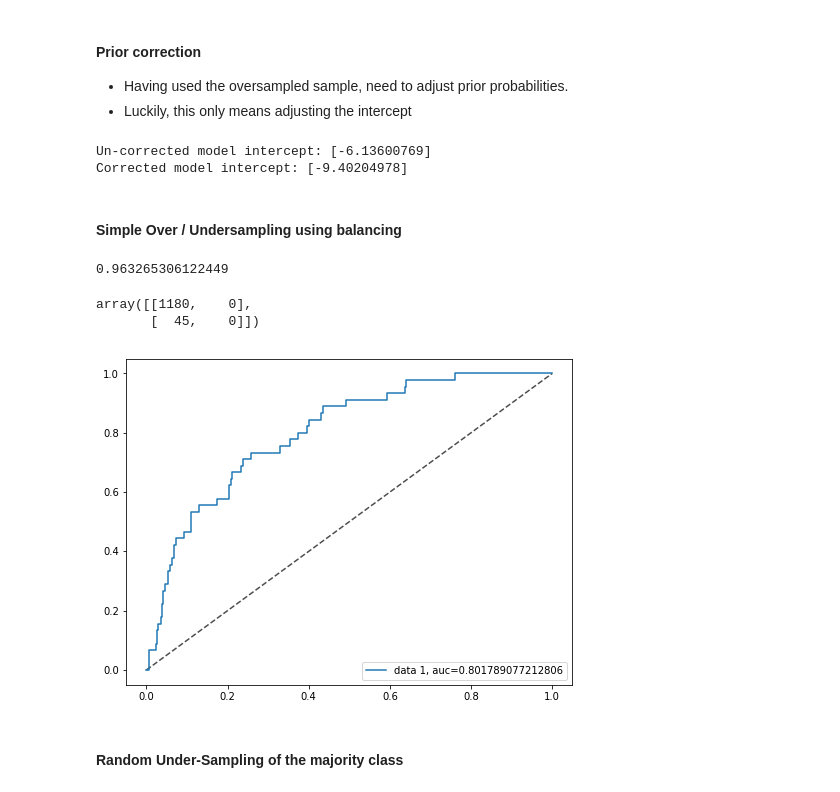
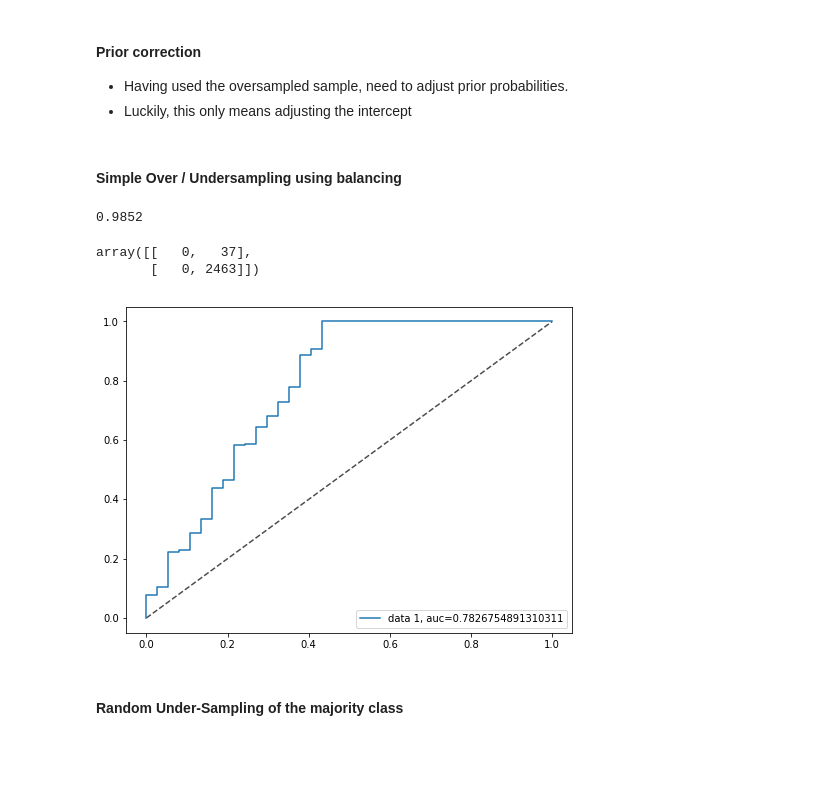
Before and after one commit to fadamDS/201810_Statistical_Modelling, a Jupyter notebook: scripts/20181118_Sampling_Methods_Class_Imbalances.ipynb, the cells around one changed output. Drawn from its saved outputs; the diff is of its cells as text; code cells hidden in the pictures; blank space fills up the shorter version.

```diff
--- a/scripts/20181118_Sampling_Methods_Class_Imbalances.ipynb
+++ b/scripts/20181118_Sampling_Methods_Class_Imbalances.ipynb
@@ -295,0 +248,6 @@ plt.show()
+# %%
+## Train test, split
+X_train, X_test, y_train, y_test = train_test_split(x,y, test_size = 0.25, stratify = y )
+
+# Show distribution of training sample
+plot_2d(X_train,y_train)
@@ -295,0 +289,6 @@ plt.show()
+# %%
+# Instantiate the model, intercept,no class weights (default), 'l1' penalty essentially removed
+baseline_model = LogisticRegression(C = 1e4,solver='liblinear', max_iter= 100, fit_intercept= True, penalty= 'l1')
+
+# Fit the model
+baseline_model.fit(X_train,y_train);
@@ -298,7 +460,7 @@ plt.show()
 # %%
 from imblearn import over_sampling
 ros = over_sampling.RandomOverSampler(random_state=0)
-X_oversampled, y_oversampled = ros.fit_resample(x, y)
+X_oversampled, y_oversampled = ros.fit_resample(X_train, y_train)
 
 # Instantiate the model, very small penalty, intercept, 10-Fold Cv, no class weights (default)
 oversampled_model = LogisticRegression(solver='liblinear', max_iter= 100, fit_intercept= True, class_weight='balanced')
@@ -313,24 +479,22 @@ oversampled_model.fit(X_oversampled, y_oversampled );
 - Having used the oversampled sample, need to adjust prior probabilities.
 - Luckily, this only means adjusting the intercept
 # %%
-print('Un-corrected model intercept: ' + str(oversampled_model.intercept_))
+def correct_intercept_logit(fitted_model, population_y, sample_y):
 
-# Get current intercept
-current_intercept = oversampled_model.intercept_
+    """ Helper funcion for correcting the intercept of a logit model after re-sampling.
+        Both population inputs should be 0-1 class labels, where 1 is the class of interest"""
 
-# Get population values as simple sample averages from the training sample
-tau = sum(y_train) / len(y_train)
+    # Get the current intercept
+    current_intercept = fitted_model.intercept_
 
-# Resampled population values
-y_hat = sum(y_oversampled) / len(y_oversampled)
+    # Get population values, estimate them as averages from the population sample
+    tau = sum(population_y) / len(population_y)
 
-# Rescale the intercept using the formula
-corrected_intercept = current_intercept - np.log(  ((1-tau) / tau) *  (y_hat / (1-y_hat)))
+    # Resampled population values
+    y_bar = sum(sample_y) / len(sample_y)
 
-print('Corrected model intercept: ' + str(corrected_intercept))
+    # Calculate corrected coefficient
+    corrected_intercept = current_intercept - np.log( ((1-tau) / tau) * (y_bar / (1-y_bar)))
 
-# Set corrected intercept as new model intercept
-oversampled_model.intercept_ = corrected_intercept
+    # Set model intercept to corrected intercept
+    fitted_model.intercept_ = corrected_intercept
-# %% [output]
-Un-corrected model intercept: [-6.13600769]
-Corrected model intercept: [-9.40204978]
@@ -338,7 +504,7 @@ Corrected model intercept: [-9.40204978]
 #### Simple Over / Undersampling using balancing
 # %%
 # Make predictions on testing values
-y_pred_oversampled = oversampled_model.predict(x_test)
+y_pred_oversampled = oversampled_model.predict(X_test)
 
 # Accuracy
 accuracy = metrics.accuracy_score(y_test,y_pred_oversampled)
@@ -346,20 +512,20 @@ print(accuracy)
 
 metrics.confusion_matrix(y_test,y_pred_oversampled)
 # %% [output]
-0.963265306122449
+0.9852
-array([[1180,    0],
-       [  45,    0]])
+array([[   0,   37],
+       [   0, 2463]])
 # %%
-y_over_proba = oversampled_model.predict_proba(x_test)[::,1]
+y_over_proba = oversampled_model.predict_proba(X_test)[::,1]
 fpr, tpr, _ = metrics.roc_curve(y_test,  y_over_proba)
 auc = metrics.roc_auc_score(y_test, y_over_proba)
 fig, ax = plt.subplots()
 ax.plot(ax.get_xlim(), ax.get_ylim(), ls="--", c=".3")
 plt.plot(fpr,tpr,label="data 1, auc="+str(auc))
 plt.legend(loc=4)
 plt.show()
 # %% [output]
-[figure, old version]
+[figure, new version]
 # %% [markdown]
 #### Random Under-Sampling of the majority class
 # %%
```
Also changed, not shown: parts of 61 cells of this notebook, 1 other file.
